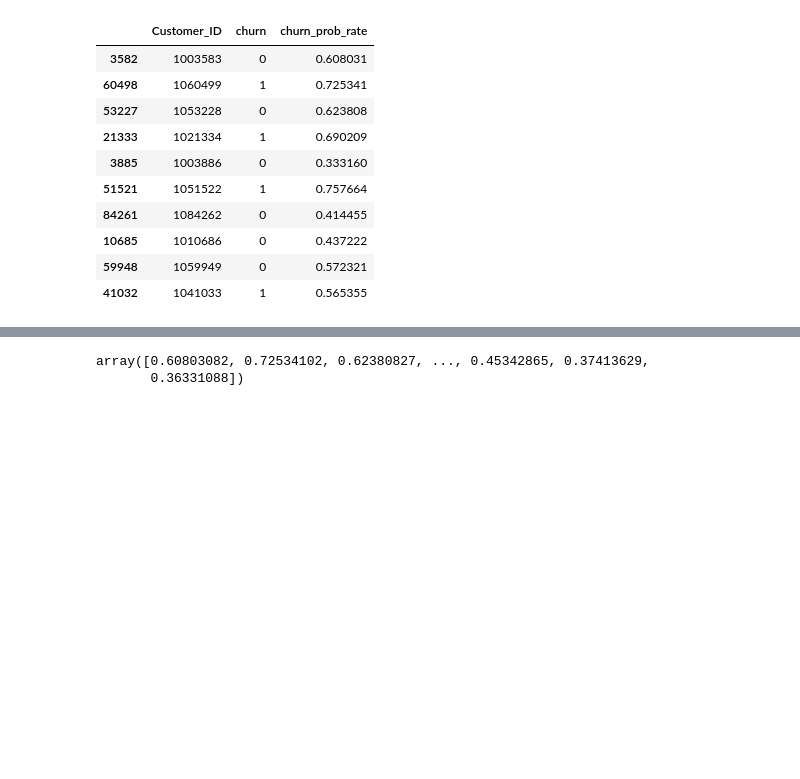
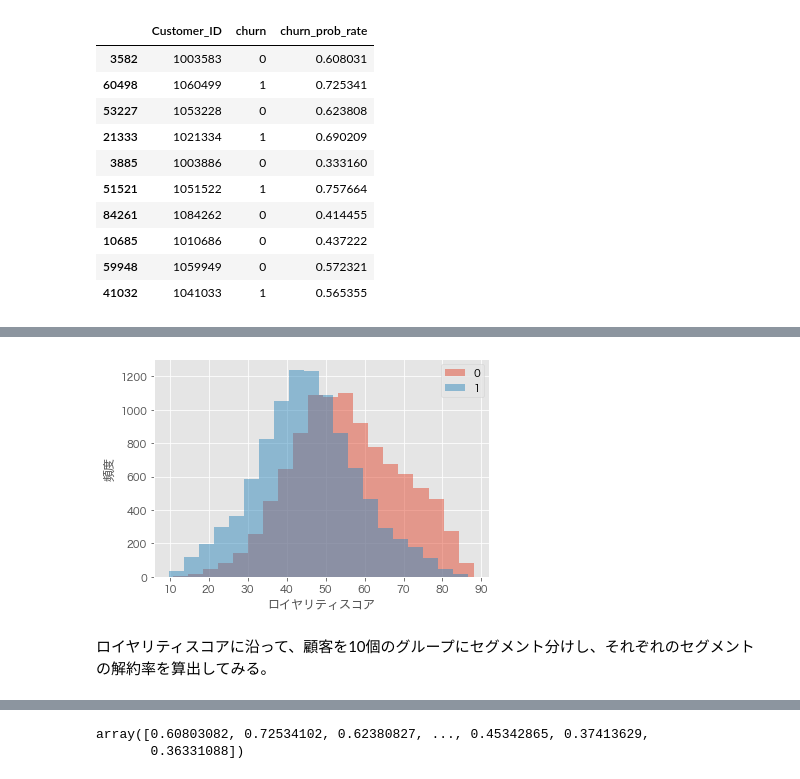
Before and after one commit to Fumiya-Matsumoto/telecom_customer, a Jupyter notebook: notebook/eda.ipynb, the cells around one changed output, grey strips where cells are left out. Drawn from its saved outputs; the diff is of its cells as text; code cells hidden in the pictures; blank space fills up the shorter version.

```diff
--- a/notebook/eda.ipynb
+++ b/notebook/eda.ipynb
@@ -1184,0 +1188,7 @@ df_output.head(10)
+# %%
+df_royality_churn = pd.DataFrame({
+    'Customer_ID': customer_id_valid,
+    'Royality_Score' : royality_score,
+    'churn': y_valid
+})
+df_royality_churn.head(10)
@@ -1184,0 +1207,11 @@ df_output.head(10)
+# %%
+fig = plt.figure()
+plt.style.use('ggplot')
+df_royality_churn.groupby('churn')['Royality_Score'].plot.hist(bins=20, alpha=0.5, legend=True)
+plt.xlabel('ロイヤリティスコア')
+plt.ylabel('頻度')
+fig.savefig("../images/royality_score.png")
+# %% [output]
+[figure, added]
+# %% [markdown]
+ロイヤリティスコアに沿って、顧客を10個のグループにセグメント分けし、それぞれのセグメントの解約率を算出してみる。
```
Also changed, not shown: parts of 32 cells of this notebook, 9 other files.
